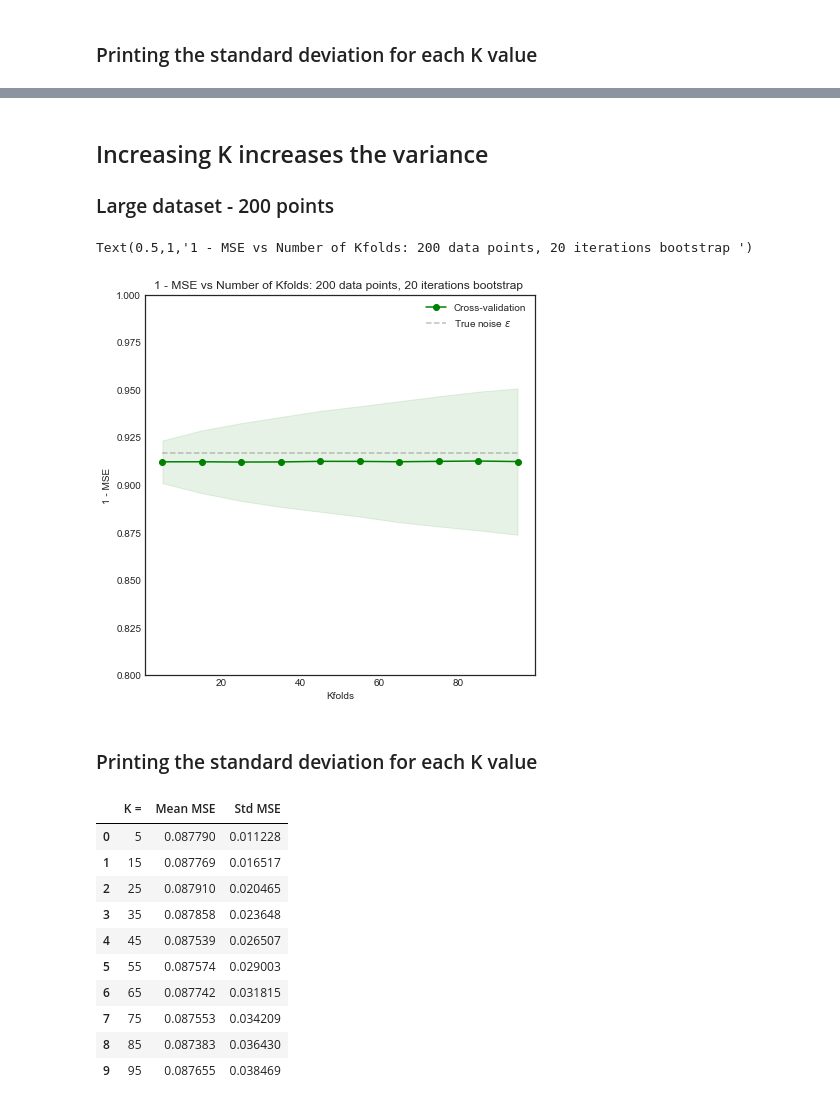
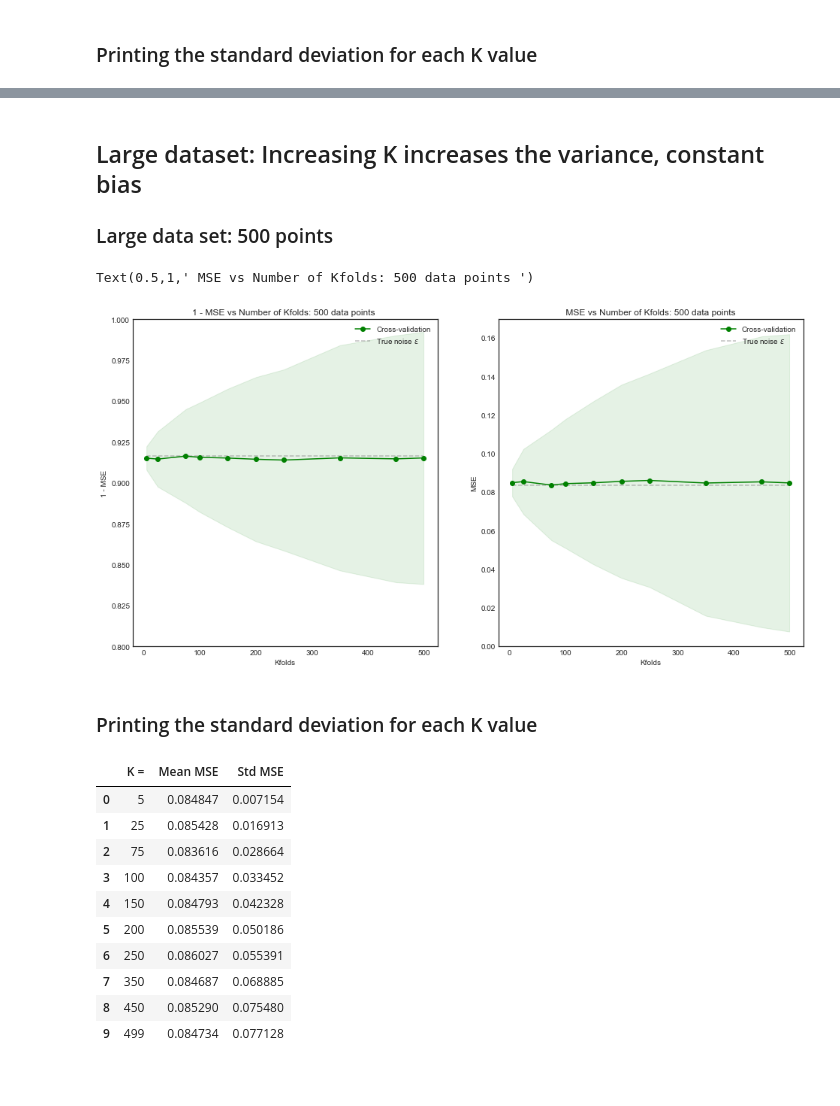
Before and after one commit to xavierbourretsicotte/Data-Portfolio, a Jupyter notebook: Cross_Validation.ipynb, the cells around one changed output, grey strips where cells are left out. Saved outputs shown, nothing was run; the diff lists cells and outputs as text; code cells hidden in the pictures; blank space fills up the shorter version.

```diff
--- a/Cross_Validation.ipynb
+++ b/Cross_Validation.ipynb
@@ -318,5 +346,5 @@ pd.DataFrame(data = {'K = ':split_range,'Mean MSE': Test_Mean_MSE2,'Std MSE': Te
 # %% [markdown]
-## Increasing K increases the variance
-### Large dataset - 200 points
+## Large dataset: Increasing K increases the variance, constant bias
+### Large data set: 500 points
 # %%
 #Utility variables
@@ -356,33 +393,50 @@ Test_Std_MSE2  = np.asarray(Test_Std_MSE2)
 # %%
-plt.figure(figsize = (7,7))
-plt.fill_between(split_range, 1 - (Test_Mean_MSE2 - Test_Std_MSE2),
-                 1 - (Test_Mean_MSE2 + Test_Std_MSE2), alpha=0.1, color="g")
+#Plotting result - LHS
+fig = plt.figure(figsize=(16,8))
+fig.add_subplot(1, 2, 1)
+k_folds_range = np.array([5,25,75,100,150,200,250,350,450,499])
+plt.fill_between(k_folds_range, 1 - (CV_Mean_MSE_larger - CV_Std_MSE_larger),
+                 1 - (CV_Mean_MSE_larger + CV_Std_MSE_larger), alpha=0.1, color="g")
 
-plt.plot(split_range, 1 - Test_Mean_MSE2, 'o-', color="g",
+plt.plot(k_folds_range, 1 - CV_Mean_MSE_larger, 'o-', color="g",
          label="Cross-validation")
 
-plt.hlines(1 - 1/12 , min(split_range),max(split_range), linestyle = '--', color = 'gray', alpha = .5, label = 'True noise $\epsilon$')
+plt.hlines(1 - 1/12 , min(k_folds_range),max(k_folds_range), linestyle = '--', color = 'gray', alpha = .5, label = 'True noise $\epsilon$')
 plt.legend(loc="best")
 plt.ylim(0.8,1)
 plt.ylabel('1 - MSE')
 plt.xlabel('Kfolds')
-plt.title('1 - MSE vs Number of Kfolds: 200 data points, 20 iterations bootstrap ')
+plt.title('1 - MSE vs Number of Kfolds: 500 data points ')
+
+#Plotting result - RHS
+fig.add_subplot(1, 2, 2)
+plt.fill_between(k_folds_range,  (CV_Mean_MSE_larger - CV_Std_MSE_larger),
+                 (CV_Mean_MSE_larger + CV_Std_MSE_larger), alpha=0.1, color="g")
+
+plt.plot(k_folds_range,  CV_Mean_MSE_larger, 'o-', color="g",
+         label="Cross-validation")
+
+plt.hlines( 1/12 , min(k_folds_range),max(k_folds_range), linestyle = '--', color = 'gray', alpha = .5, label = 'True noise $\epsilon$')
+plt.legend(loc="best")
+plt.ylabel('MSE')
+plt.xlabel('Kfolds')
+plt.title(' MSE vs Number of Kfolds: 500 data points ')
 # %% [output]
-Text(0.5,1,'1 - MSE vs Number of Kfolds: 200 data points, 20 iterations bootstrap ')
+Text(0.5,1,' MSE vs Number of Kfolds: 500 data points ')
-[figure, old version]
+[figure, new version]
 # %% [markdown]
 ### Printing the standard deviation for each K value
 # %%
-pd.DataFrame(data = {'K = ':split_range,'Mean MSE': Test_Mean_MSE2,'Std MSE': Test_Std_MSE2 })
+pd.DataFrame(data = {'K = ':k_folds_range,'Mean MSE': CV_Mean_MSE_larger,'Std MSE': CV_Std_MSE_larger })
 # %% [output]
 |  | K = | Mean MSE | Std MSE |
-| 0 | 5 | 0.087790 | 0.011228 |
-| 1 | 15 | 0.087769 | 0.016517 |
-| 2 | 25 | 0.087910 | 0.020465 |
-| 3 | 35 | 0.087858 | 0.023648 |
-| 4 | 45 | 0.087539 | 0.026507 |
-| 5 | 55 | 0.087574 | 0.029003 |
-| 6 | 65 | 0.087742 | 0.031815 |
-| 7 | 75 | 0.087553 | 0.034209 |
-| 8 | 85 | 0.087383 | 0.036430 |
-| 9 | 95 | 0.087655 | 0.038469 |
+| 0 | 5 | 0.084847 | 0.007154 |
+| 1 | 25 | 0.085428 | 0.016913 |
+| 2 | 75 | 0.083616 | 0.028664 |
+| 3 | 100 | 0.084357 | 0.033452 |
+| 4 | 150 | 0.084793 | 0.042328 |
+| 5 | 200 | 0.085539 | 0.050186 |
+| 6 | 250 | 0.086027 | 0.055391 |
+| 7 | 350 | 0.084687 | 0.068885 |
+| 8 | 450 | 0.085290 | 0.075480 |
+| 9 | 499 | 0.084734 | 0.077128 |
```
Also changed, not shown: parts of 19 cells of this notebook.
